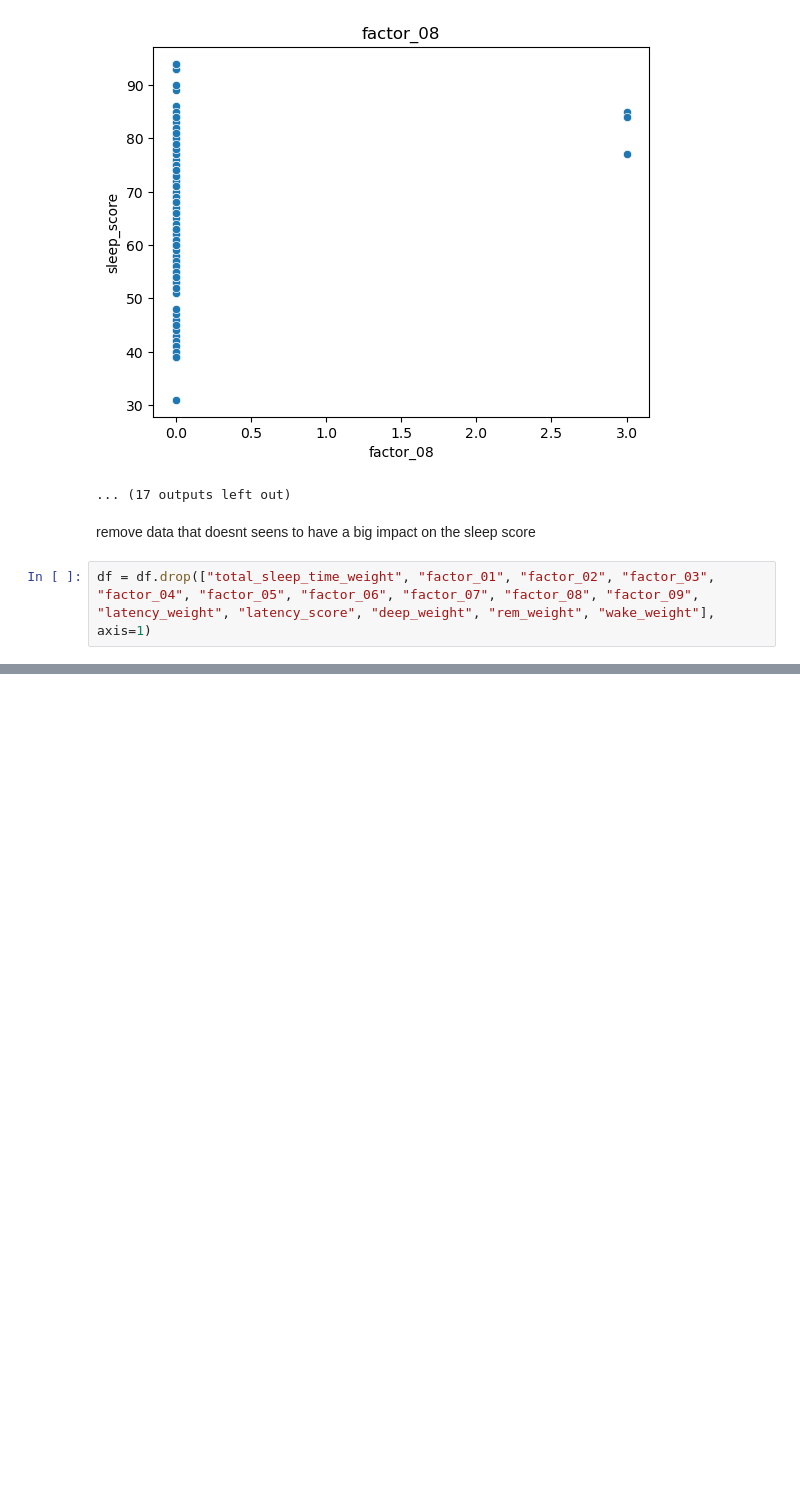
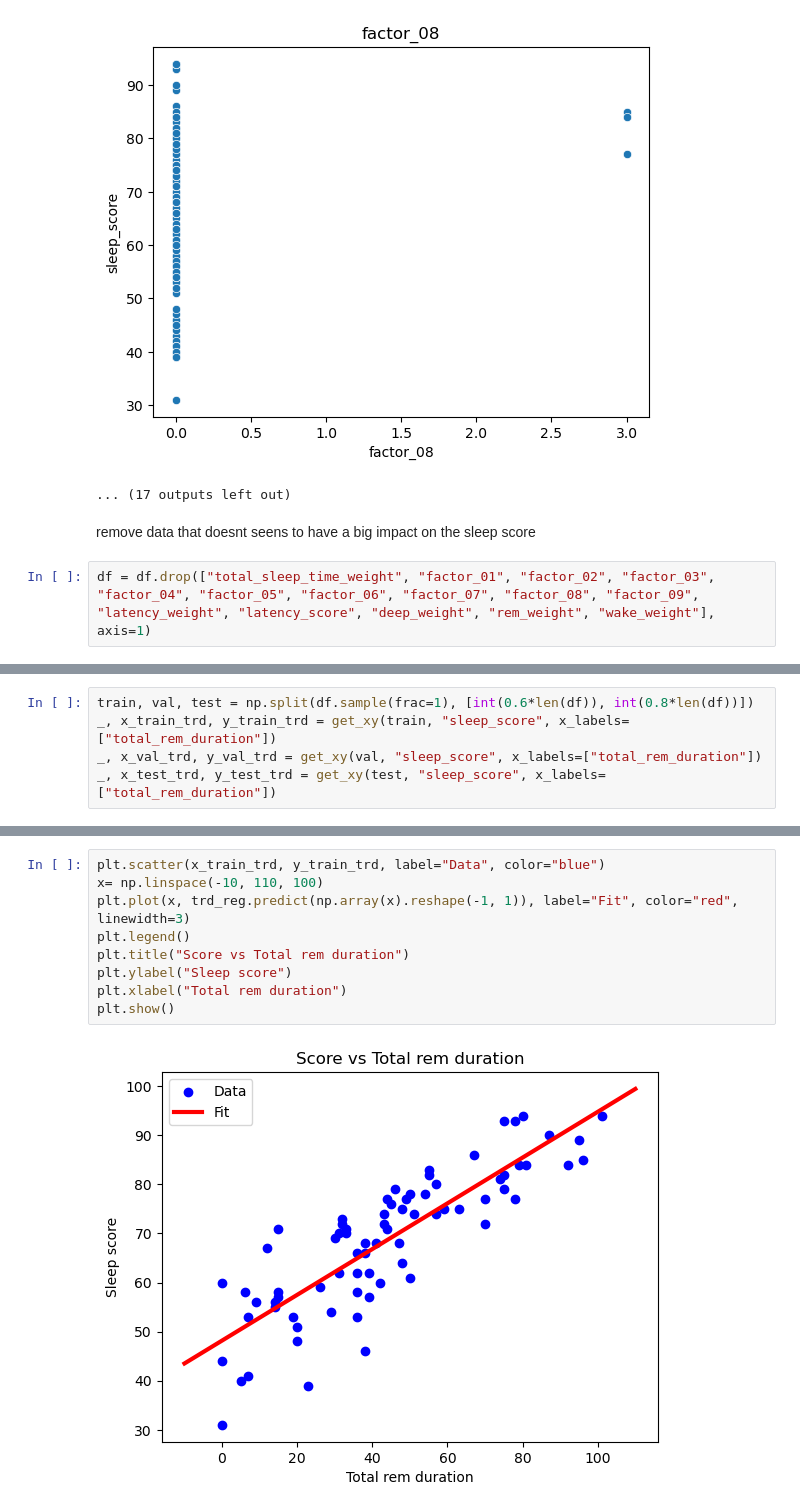
Before and after one commit to Danilo994/SleepAnalysis, a Jupyter notebook: Health_Sleep.ipynb, the cells around one changed output, grey strips where cells are left out. Saved outputs shown, nothing was run; the diff lists cells and outputs as text; blank space fills up the shorter version.

```diff
--- a/Health_Sleep.ipynb
+++ b/Health_Sleep.ipynb
@@ -104,0 +145,5 @@ df.head()
+# %%
+train, val, test = np.split(df.sample(frac=1), [int(0.6*len(df)), int(0.8*len(df))])
+_, x_train_trd, y_train_trd = get_xy(train, "sleep_score", x_labels=["total_rem_duration"])
+_, x_val_trd, y_val_trd = get_xy(val, "sleep_score", x_labels=["total_rem_duration"])
+_, x_test_trd, y_test_trd = get_xy(test, "sleep_score", x_labels=["total_rem_duration"])
@@ -104,0 +156,11 @@ df.head()
+# %%
+plt.scatter(x_train_trd, y_train_trd, label="Data", color="blue")
+x= np.linspace(-10, 110, 100)
+plt.plot(x, trd_reg.predict(np.array(x).reshape(-1, 1)), label="Fit", color="red", linewidth=3)
+plt.legend()
+plt.title("Score vs Total rem duration")
+plt.ylabel("Sleep score")
+plt.xlabel("Total rem duration")
+plt.show()
+# %% [output]
+[figure, added]
```
Also changed, not shown: parts of 7 cells of this notebook.
